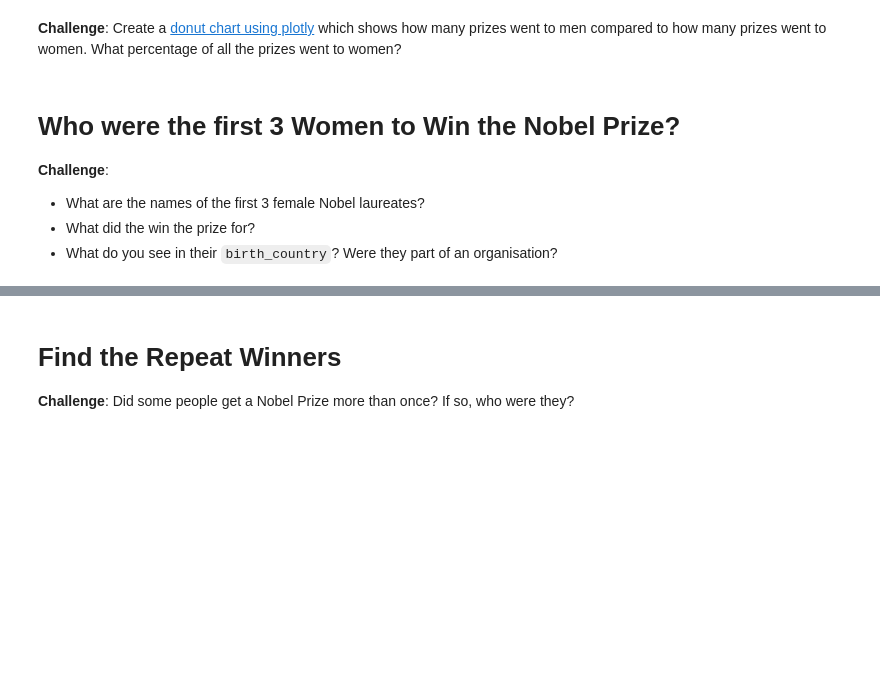
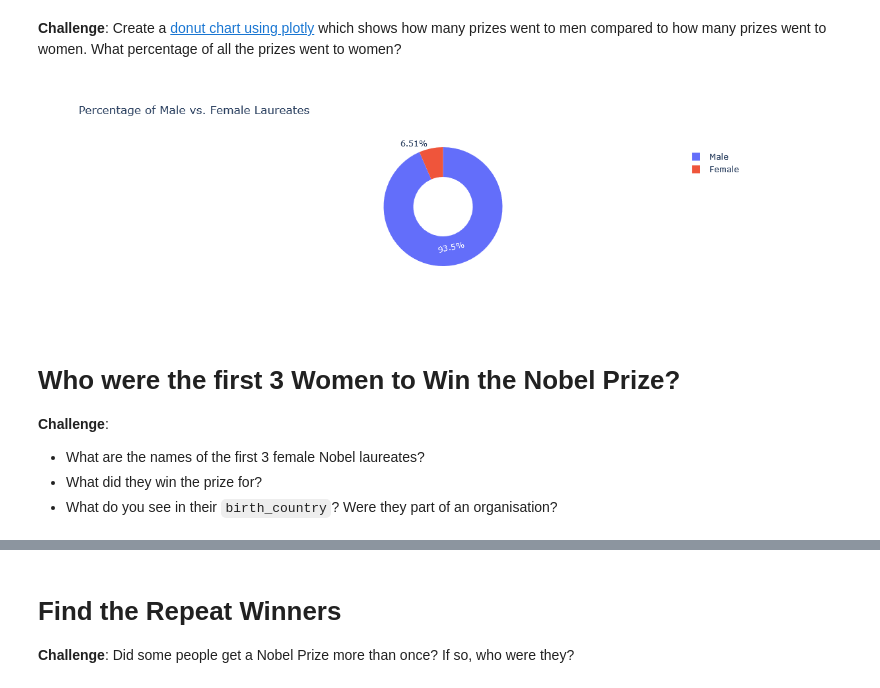
Before and after one commit to Joshua-Jenkins33/100DaysOfPython, a Jupyter notebook: 078_Day_78_Analyzing_the_Nobel_Prize_with_Plotly_Matplotlib_and_Seaborn/Nobel_Prize_Analysis_(start).ipynb, the cells around one changed output, grey strips where cells are left out. Saved outputs shown, nothing was run; the diff lists cells and outputs as text; code cells hidden in the pictures; blank space fills up the shorter version.

Commit message:
Day 78; Analyze prize categories & women winning

```diff
--- a/078_Day_78_Analyzing_the_Nobel_Prize_with_Plotly_Matplotlib_and_Seaborn/Nobel_Prize_Analysis_(start).ipynb
+++ b/078_Day_78_Analyzing_the_Nobel_Prize_with_Plotly_Matplotlib_and_Seaborn/Nobel_Prize_Analysis_(start).ipynb
@@ -161,8 +160,8 @@ dtype: object
 #### Add a Column with the Prize Share as a Percentage
 # %%
 def convert_prize_share(row):
-    prize_share = float(row.prize_share.split('/'))
-    numerator, denominator = prize_share[0], prize_share[1]
+    prize_share = row.prize_share.split('/')
+    numerator, denominator = float(prize_share[0]), float(prize_share[1])
     share_percentage = numerator/denominator
     return share_percentage
 
@@ -187,10 +186,17 @@ df_data
 # Plotly Donut Chart: Percentage of Male vs. Female Laureates
 # %% [markdown]
 **Challenge**: Create a [donut chart using plotly](https://plotly.com/python/pie-charts/) which shows how many prizes went to men compared to how many prizes went to women. What percentage of all the prizes went to women?
+# %%
+df_gender_stats = df_data[df_data['sex'].notnull()]
+# %%
+fig = px.pie(df_gender_stats, values='share_pct', names='sex', title='Percentage of Male vs. Female Laureates', hole=.5)
+fig.show()
+# %% [output]
+[figure, added]
 # %% [markdown]
 # Who were the first 3 Women to Win the Nobel Prize?
 
 **Challenge**:
 * What are the names of the first 3 female Nobel laureates?
-* What did the win the prize for?
+* What did they win the prize for?
 * What do you see in their `birth_country`? Were they part of an organisation?
```
Also changed, not shown: parts of 10 cells of this notebook, 1 other file.
